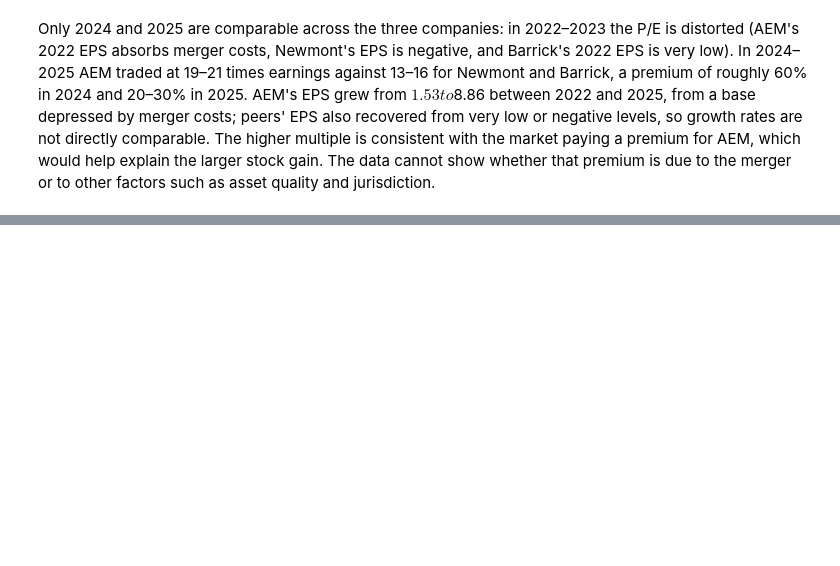
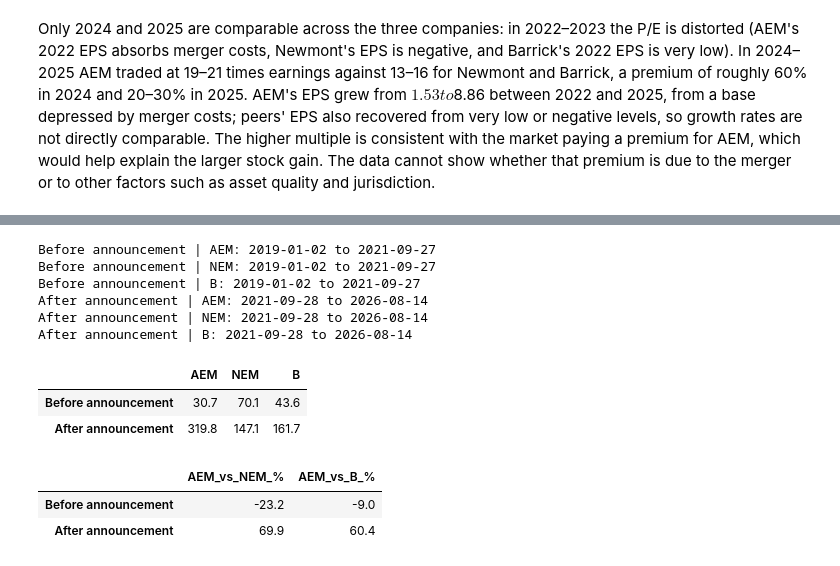
Before and after one commit to ChristopheAbelem/agnico-kirkland-ma-analysis, a Jupyter notebook: notebooks/01_data_collection.ipynb, the cells around one changed output, grey strips where cells are left out. Drawn from its saved outputs; the diff is of its cells as text; code cells hidden in the pictures; blank space fills up the shorter version.

```diff
--- a/notebooks/01_data_collection.ipynb
+++ b/notebooks/01_data_collection.ipynb
@@ -401,3 +452,39 @@ change
+# %%
+windows = {
+    "Before announcement": ("2019-01-02", "2021-09-28"),
+    "After announcement": ("2021-09-28", "2026-08-15"),
+}
+
+rows = {}
+for label, (start, end) in windows.items():
+    rows[label] = {}
+    for t in ["AEM", "NEM", "B"]:
+        px = yf.Ticker(t).history(start=start, end=end)["Close"]
+        print(f"{label} | {t}: {px.index[0].date()} to {px.index[-1].date()}")
+        rows[label][t] = round((px.iloc[-1] / px.iloc[0] - 1) * 100, 1)
+
+perf = pd.DataFrame(rows).T
+
+rel = pd.DataFrame({
+    "AEM_vs_NEM_%": ((1 + perf["AEM"] / 100) / (1 + perf["NEM"] / 100) - 1) * 100,
+    "AEM_vs_B_%": ((1 + perf["AEM"] / 100) / (1 + perf["B"] / 100) - 1) * 100,
+}).round(1)
+
+display(perf)
+rel
+# %% [output]
+Before announcement | AEM: 2019-01-02 to 2021-09-27
+Before announcement | NEM: 2019-01-02 to 2021-09-27
+Before announcement | B: 2019-01-02 to 2021-09-27
+After announcement | AEM: 2021-09-28 to 2026-08-14
+After announcement | NEM: 2021-09-28 to 2026-08-14
+After announcement | B: 2021-09-28 to 2026-08-14
+|  | AEM | NEM | B |
+| Before announcement | 30.7 | 70.1 | 43.6 |
+| After announcement | 319.8 | 147.1 | 161.7 |
+|  | AEM_vs_NEM_% | AEM_vs_B_% |
+| Before announcement | -23.2 | -9.0 |
+| After announcement | 69.9 | 60.4 |
 # %% [markdown]
 ## Conclusion
 
```
Also changed, not shown: parts of 6 cells of this notebook.
